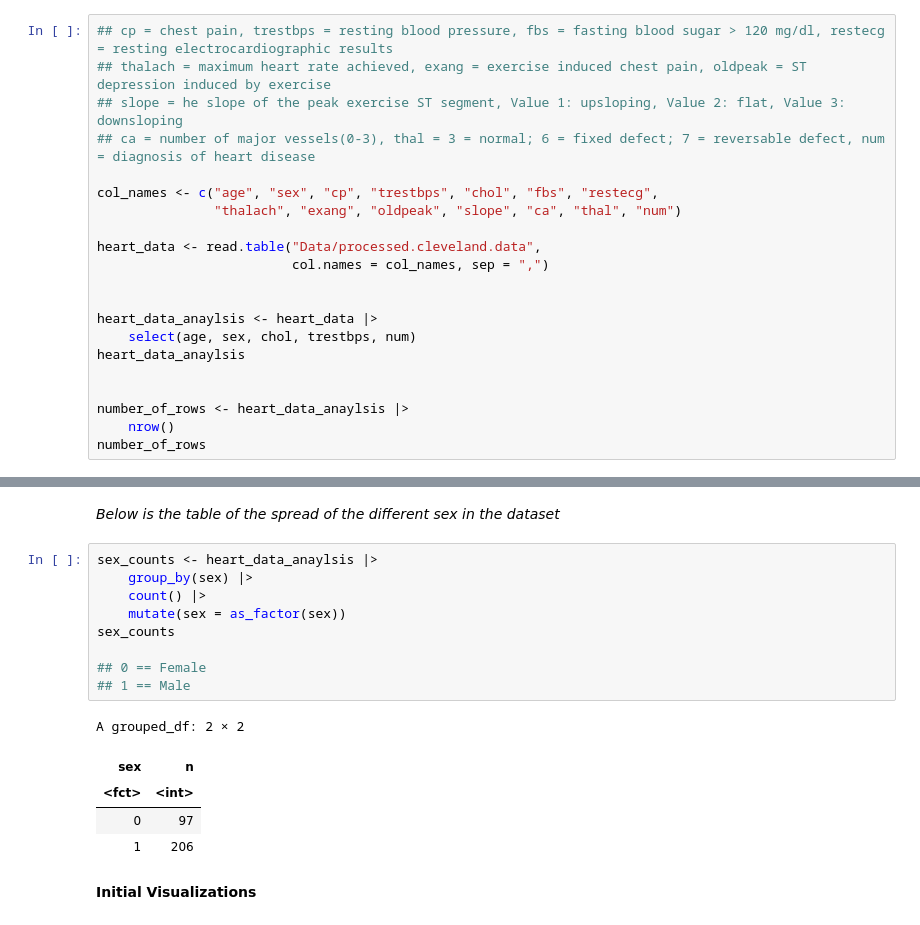
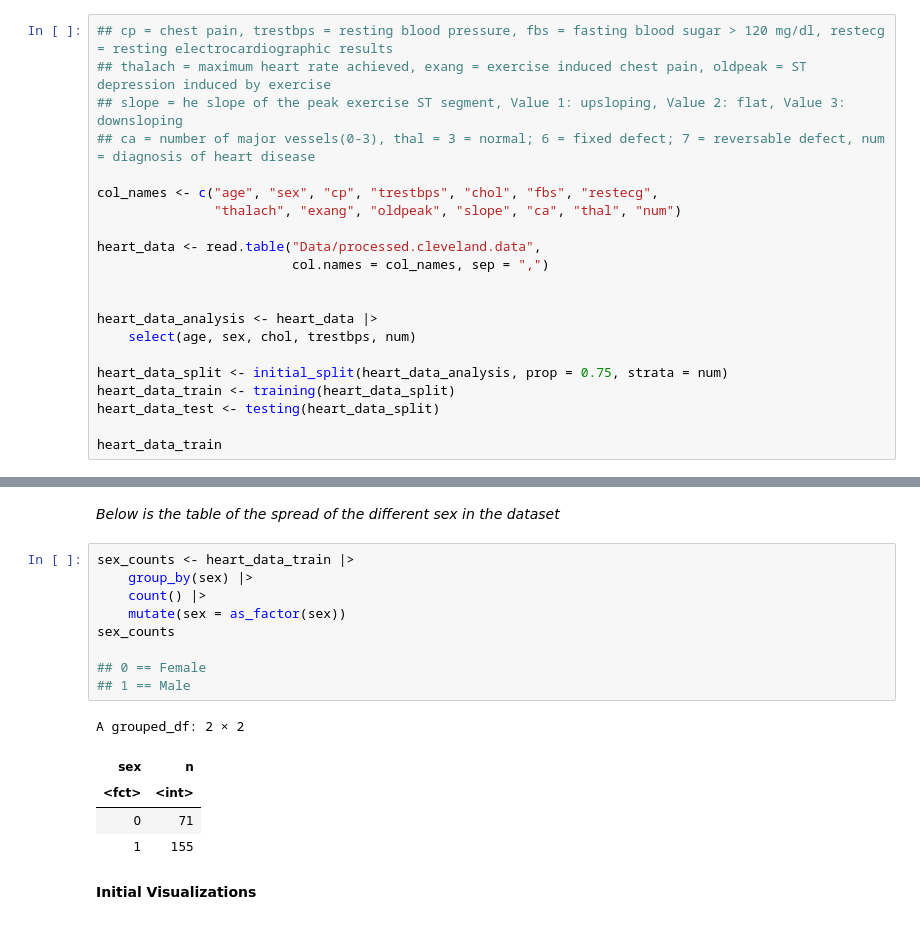
Before and after one commit to JJyang30/DSCI100-019-Group-Project, a Jupyter notebook: Dsci_Project.ipynb, the cells around one changed output, grey strips where cells are left out. Cells and saved outputs as stored; diff of their text form.

```diff
--- a/Dsci_Project.ipynb
+++ b/Dsci_Project.ipynb
@@ -50,12 +50,12 @@ heart_data <- read.table("Data/processed.cleveland.data",
                          col.names = col_names, sep = ",")
 
 
-heart_data_anaylsis <- heart_data |>
+heart_data_analysis <- heart_data |>
     select(age, sex, chol, trestbps, num)
-heart_data_anaylsis
 
+heart_data_split <- initial_split(heart_data_analysis, prop = 0.75, strata = num)
+heart_data_train <- training(heart_data_split)
+heart_data_test <- testing(heart_data_split)
 
-number_of_rows <- heart_data_anaylsis |>
-    nrow()
-number_of_rows
+heart_data_train
 # %% [output]
@@ -109,20 +108,20 @@ From this table we can see that the data points are not spread out equally. The
 # %% [markdown]
 *Below is the table of the spread of the different sex in the dataset*
 # %%
-sex_counts <- heart_data_anaylsis |>
+sex_counts <- heart_data_train |>
     group_by(sex) |>
     count() |>
     mutate(sex = as_factor(sex))
 sex_counts
 
 ## 0 == Female
 ## 1 == Male
 # %% [output]
 A grouped_df: 2 × 2
 | sex | n |
 | <fct> | <int> |
-| 0 | 97 |
-| 1 | 206 |
+| 0 | 71 |
+| 1 | 155 |
 # %% [markdown]
 **Initial Visualizations**
 # %% [markdown]
```
Also changed, not shown: parts of 6 cells of this notebook.
